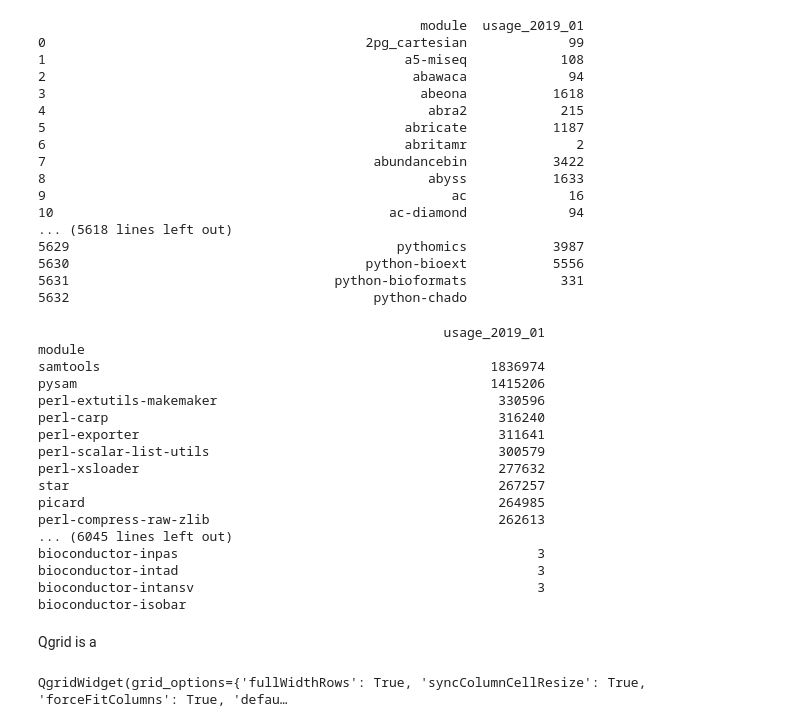
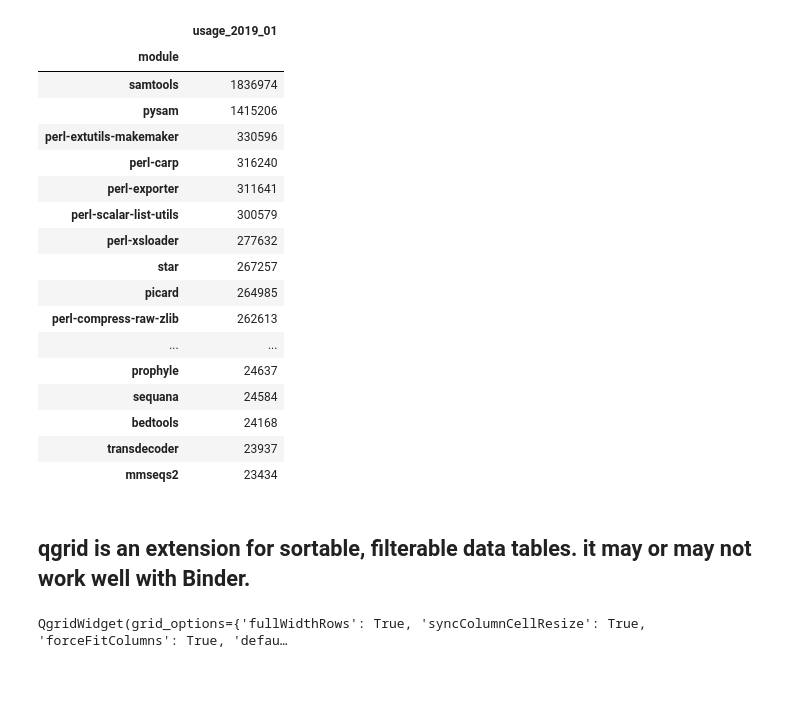
Before and after one commit to leipzig/biocondastats, a Jupyter notebook: analyze_stats.ipynb, the cells around one changed output. Drawn from its saved outputs; the diff is of its cells as text; code cells hidden in the pictures; blank space fills up the shorter version.

```diff
--- a/analyze_stats.ipynb
+++ b/analyze_stats.ipynb
@@ -1,53 +1,36 @@
 # %%
 import pandas as pd
 import time
-pd.set_option('display.max_rows', None)
+pd.set_option('display.max_rows', 500)
+pd.set_option('display.width', 1000)
 # %%
 usage=pd.read_csv('clean.txt', names=['module','usage_2019_01'],dtype={'module': 'string','usage_2019_01':'int'},delimiter='\s+',header=None)
 time.sleep(2) #don't rush
-usage
-# %% [output]
-                                                 module  usage_2019_01
-0                                         2pg_cartesian             99
-1                                              a5-miseq            108
-2                                               abawaca             94
-3                                                abeona           1618
-4                                                 abra2            215
-5                                              abricate           1187
-6                                              abritamr              2
-7                                          abundancebin           3422
-8                                                 abyss           1633
-9                                                    ac             16
-10                                           ac-diamond             94
-... (5618 lines left out)
-5629                                          pythomics           3987
-5630                                      python-bioext           5556
-5631                                  python-bioformats            331
-5632                                       python-chado
 # %%
 usage=usage.sort_values('usage_2019_01',ascending=False)
 usage=usage.set_index('module')
-usage
+usage.head(500)
 # %% [output]
-                                                    usage_2019_01
-module
-samtools                                                  1836974
-pysam                                                     1415206
-perl-extutils-makemaker                                    330596
-perl-carp                                                  316240
-perl-exporter                                              311641
-perl-scalar-list-utils                                     300579
-perl-xsloader                                              277632
-star                                                       267257
-picard                                                     264985
-perl-compress-raw-zlib                                     262613
-... (6045 lines left out)
-bioconductor-inpas                                              3
-bioconductor-intad                                              3
-bioconductor-intansv                                            3
-bioconductor-isobar
+|  | usage_2019_01 |
+| module |  |
+| samtools | 1836974 |
+| pysam | 1415206 |
+| perl-extutils-makemaker | 330596 |
+| perl-carp | 316240 |
+| perl-exporter | 311641 |
+| perl-scalar-list-utils | 300579 |
+| perl-xsloader | 277632 |
+| star | 267257 |
+| picard | 264985 |
+| perl-compress-raw-zlib | 262613 |
+| ... | ... |
+| prophyle | 24637 |
+| sequana | 24584 |
+| bedtools | 24168 |
+| transdecoder | 23937 |
+| mmseqs2 | 23434 |
-# %% [markdown]
-Qgrid is a
+# %% [markdown]
+## qgrid is an extension for sortable, filterable data tables. it may or may not work well with Binder.
 # %%
 import qgrid
 # %%
```
